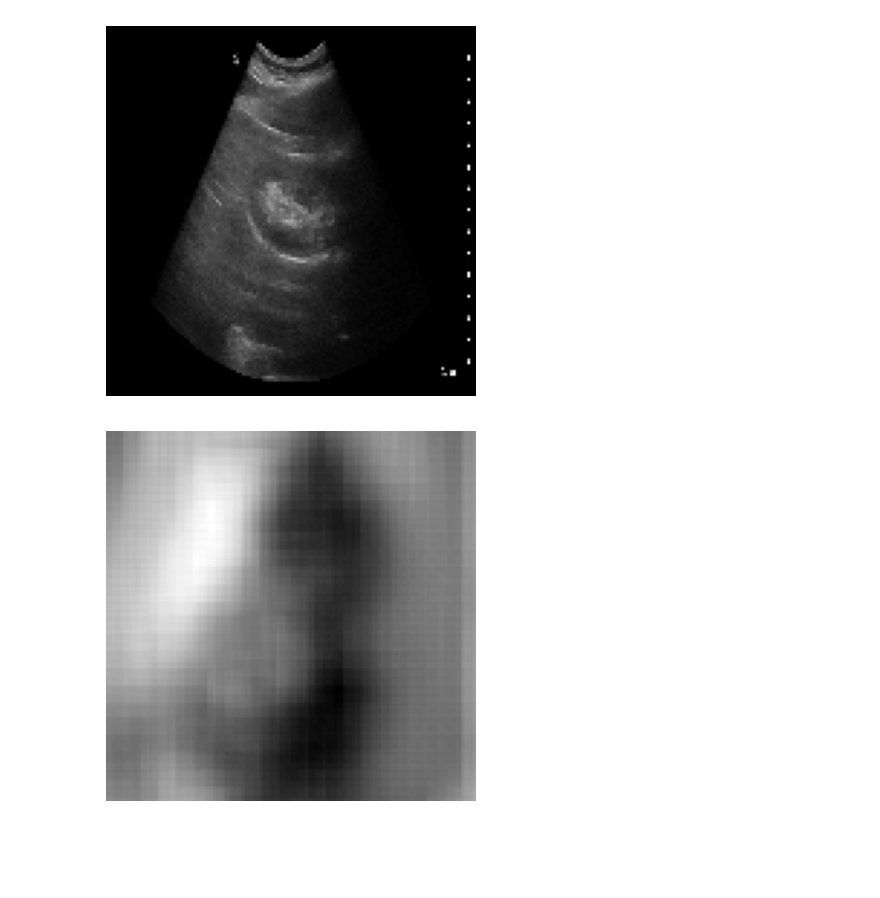
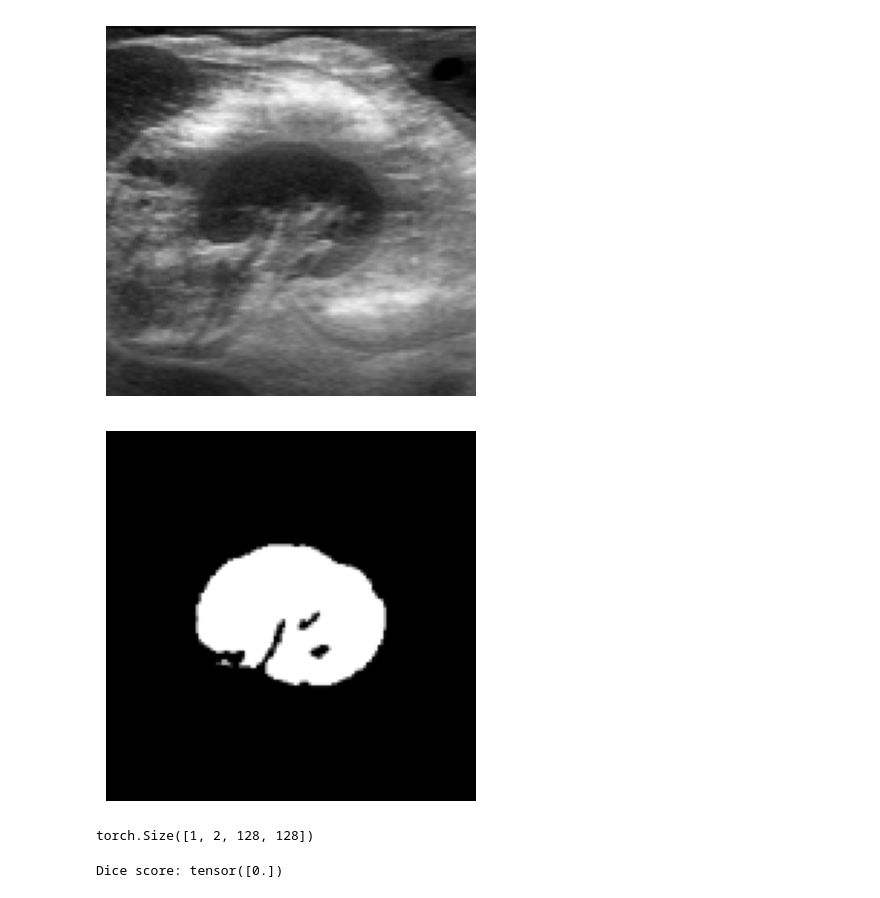
Before and after one commit to rihat99/ultrasonic_mobile_segmentation, a Jupyter notebook: test.ipynb, the cells around one changed output. Drawn from its saved outputs; the diff is of its cells as text; code cells hidden in the pictures; blank space fills up the shorter version.

Commit message:
update loss and metric to Dice

```diff
--- a/test.ipynb
+++ b/test.ipynb
@@ -27,27 +31,41 @@ else:
 
 model = load_model(model, run_path + "best_model.pth")
 # %%
-img_path = "datasets/test_kidney.jpg"
+img_path = "datasets/CT2US/test/image/1006.png"
+mask_path = "datasets/CT2US/test/mask/1006.png"
+
 img = cv2.imread(img_path, cv2.IMREAD_GRAYSCALE)
+mask = cv2.imread(mask_path, cv2.IMREAD_GRAYSCALE)
+
 img = cv2.resize(img, (IMAGE_SIZE, IMAGE_SIZE))
+mask = cv2.resize(mask, (IMAGE_SIZE, IMAGE_SIZE))
 
 plt.imshow(img, cmap="gray")
 plt.axis("off")
 plt.show()
+
+plt.imshow(mask, cmap="gray")
+plt.axis("off")
+plt.show()
 # %% [output]
-[figure, old version]
+[figure, new version]
+[figure, added]
 # %%
 with torch.no_grad():
     model.eval()
     img_tensor = torch.tensor(img / 255).unsqueeze(0).unsqueeze(0).float().to(DEVICE)
     pred = model(img_tensor)
-    pred = pred.squeeze().cpu().numpy()
+    # pred = torch.sigmoid(pred)
+    pred = pred.cpu()
 
 # Thresholding
 # pred = pred > 0.5
+# pred = pred.float()
 
-plt.imshow(pred, cmap="gray")
-plt.axis("off")
-plt.show()
+print(pred.shape)
+
+# plt.imshow(pred, cmap="gray")
+# plt.axis("off")
+# plt.show()
 # %% [output]
-[figure, removed]
+torch.Size([1, 2, 128, 128])
@@ -53,0 +94,4 @@ plt.show()
+# %%
+print(f"Dice score: {dice}")
+# %% [output]
+Dice score: tensor([0.])
```
Also changed, not shown: parts of 4 cells of this notebook, 4 other files.
